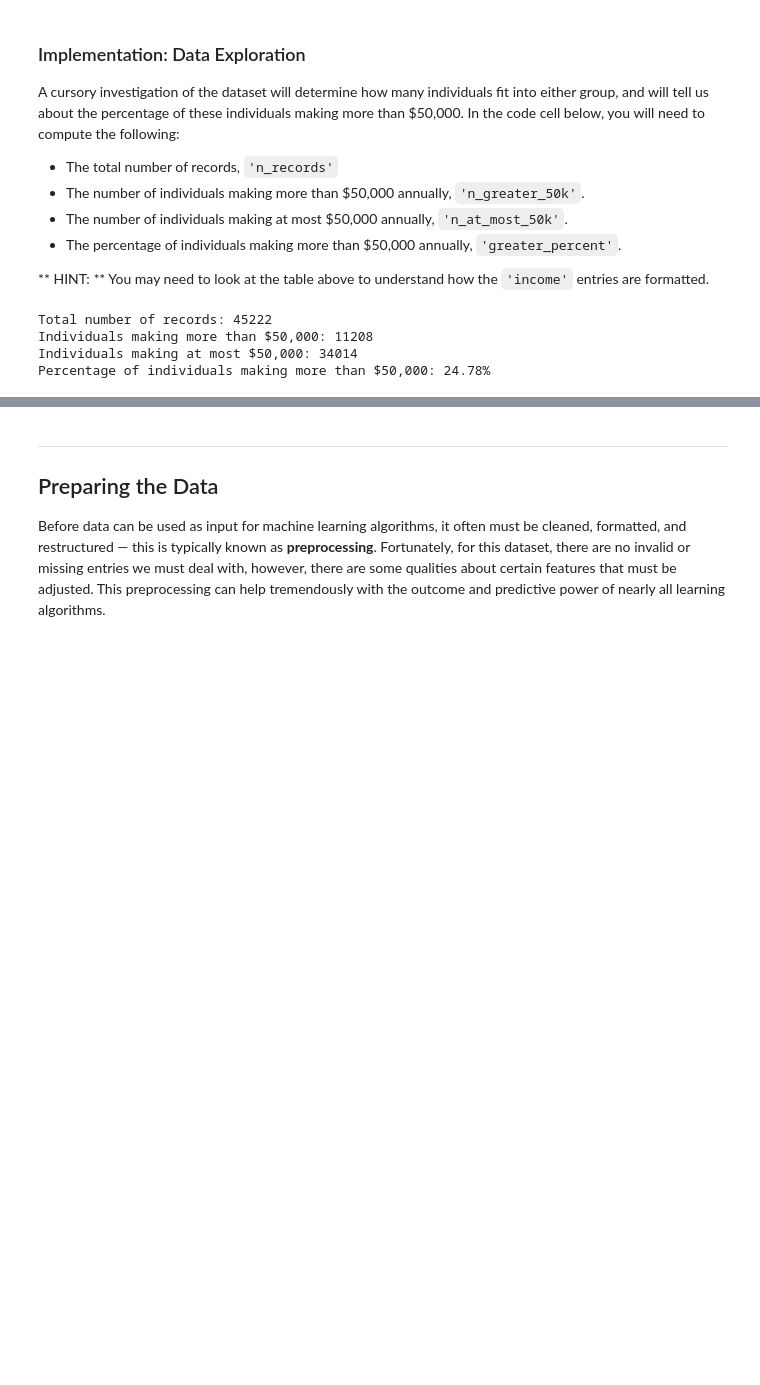
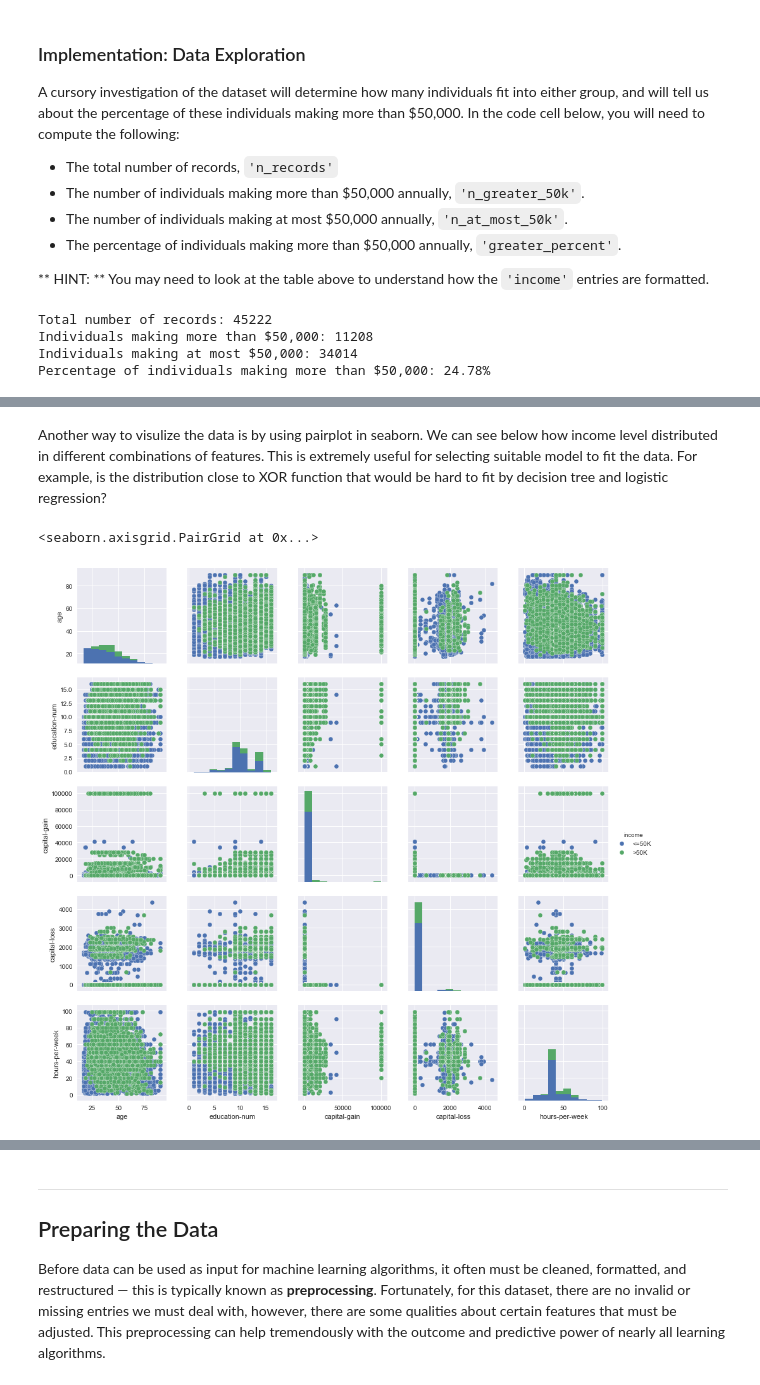
Before and after one commit to sun-binrwei/MLPracticeProjects, a Jupyter notebook: finding_donors/finding_donors.ipynb, the cells around one changed output, grey strips where cells are left out. Saved outputs shown, nothing was run; the diff lists cells and outputs as text; code cells hidden in the pictures; blank space fills up the shorter version.

```diff
--- a/finding_donors/finding_donors.ipynb
+++ b/finding_donors/finding_donors.ipynb
@@ -75 +83,8 @@ Percentage of individuals making more than $50,000: 24.78%
+# %% [markdown]
+ Another way to visulize the data is by using pairplot in seaborn. We can see below how income level distributed in different combinations of features. This is extremely useful for selecting suitable model to fit the data. For example, is the distribution close to XOR function that would be hard to fit by decision tree and logistic regression?
+# %%
+sns.pairplot(data, hue="income")
+# %% [output]
+<seaborn.axisgrid.PairGrid at 0x...>
+[figure, added]
 # %% [markdown]
```
Also changed, not shown: parts of 15 cells of this notebook, 1 other file.
